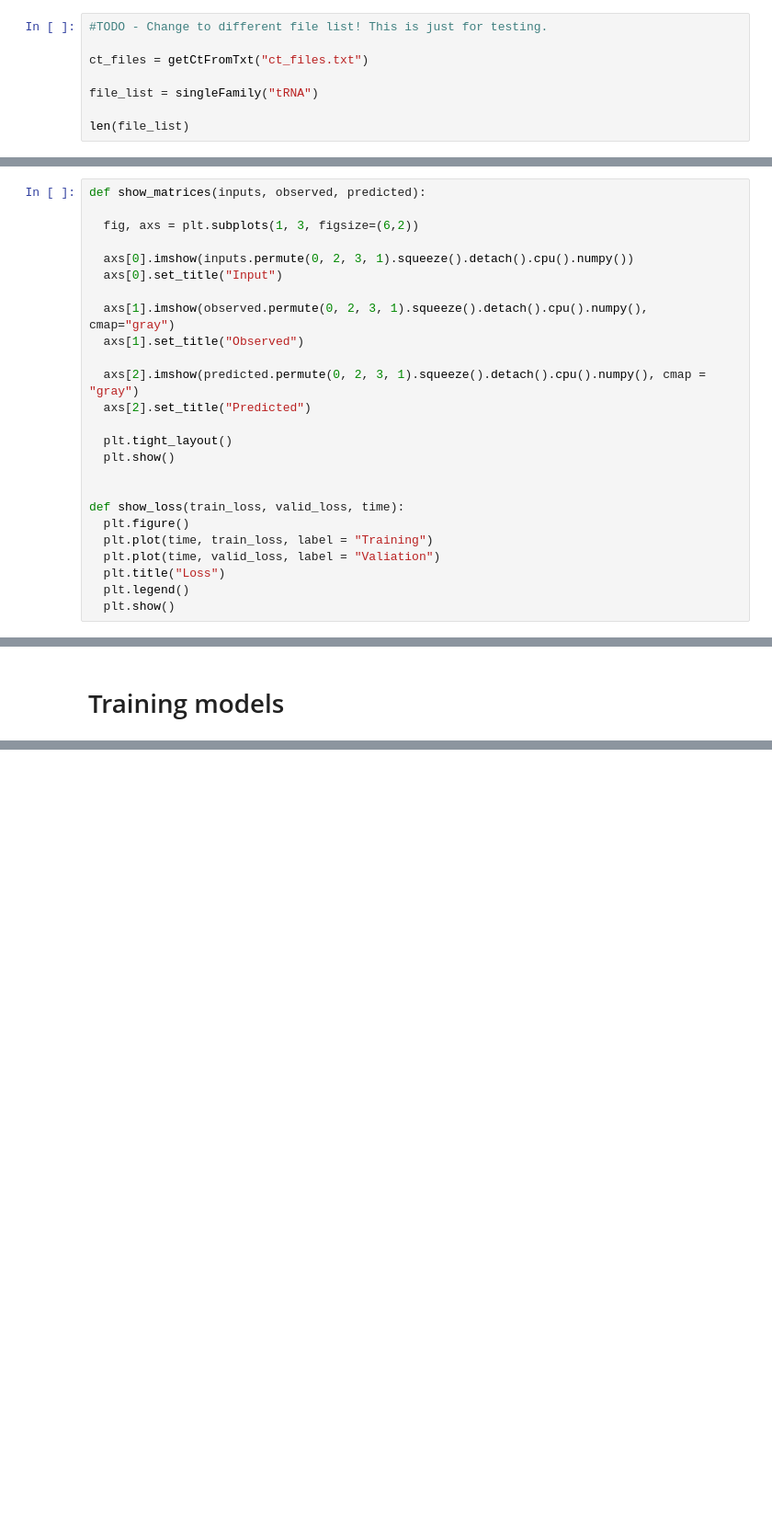
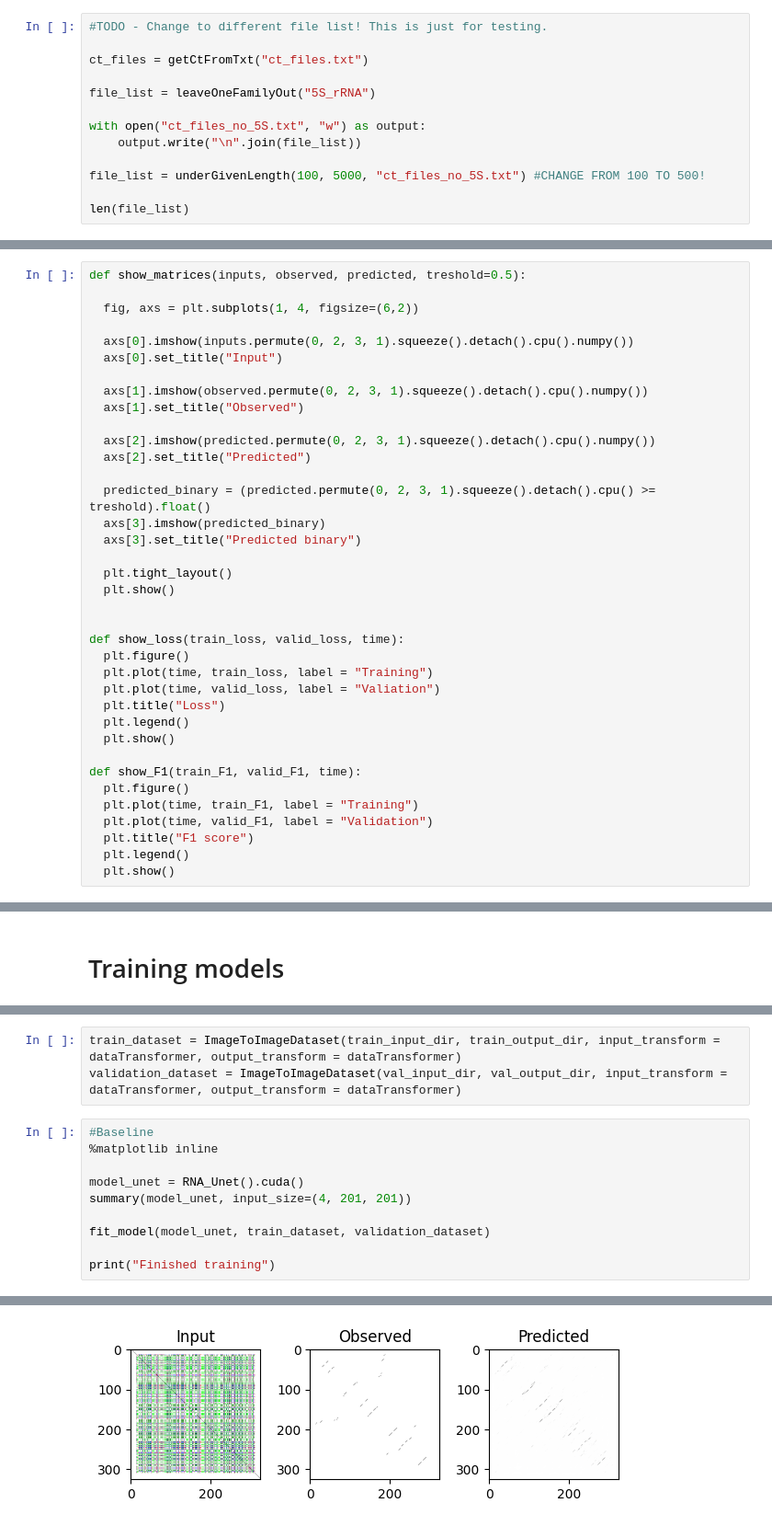
Before and after one commit to MEskerod/project_deeplearning_2023, a Jupyter notebook: deeplearning_project.ipynb, the cells around one changed output, grey strips where cells are left out. Shown at 92% size. Saved outputs shown, nothing was run; the diff lists cells and outputs as text; blank space fills up the shorter version.

Commit message:
Merged all versions and defined baseline model

```diff
--- a/deeplearning_project.ipynb
+++ b/deeplearning_project.ipynb
@@ -309,7 +271,12 @@ def save_to_matrices(file_list, input_matrix_path, output_matrix_path):
 
 ct_files = getCtFromTxt("ct_files.txt")
 
-file_list = singleFamily("tRNA")
+file_list = leaveOneFamilyOut("5S_rRNA")
+
+with open("ct_files_no_5S.txt", "w") as output:
+    output.write("\n".join(file_list))
+
+file_list = underGivenLength(100, 5000, "ct_files_no_5S.txt") #CHANGE FROM 100 TO 500!
 
 len(file_list)
 # %% [output]
@@ -493,18 +669,22 @@ def adam_optimizer(model, lr):
 # %% [markdown]
 ### Plots for training
 # %%
-def show_matrices(inputs, observed, predicted):
+def show_matrices(inputs, observed, predicted, treshold=0.5):
 
-  fig, axs = plt.subplots(1, 3, figsize=(6,2))
+  fig, axs = plt.subplots(1, 4, figsize=(6,2))
 
   axs[0].imshow(inputs.permute(0, 2, 3, 1).squeeze().detach().cpu().numpy())
   axs[0].set_title("Input")
 
-  axs[1].imshow(observed.permute(0, 2, 3, 1).squeeze().detach().cpu().numpy(), cmap="gray")
+  axs[1].imshow(observed.permute(0, 2, 3, 1).squeeze().detach().cpu().numpy())
   axs[1].set_title("Observed")
 
-  axs[2].imshow(predicted.permute(0, 2, 3, 1).squeeze().detach().cpu().numpy(), cmap = "gray")
+  axs[2].imshow(predicted.permute(0, 2, 3, 1).squeeze().detach().cpu().numpy())
   axs[2].set_title("Predicted")
+
+  predicted_binary = (predicted.permute(0, 2, 3, 1).squeeze().detach().cpu() >= treshold).float()
+  axs[3].imshow(predicted_binary)
+  axs[3].set_title("Predicted binary")
 
   plt.tight_layout()
   plt.show()
@@ -517,6 +697,14 @@ def show_loss(train_loss, valid_loss, time):
   plt.title("Loss")
   plt.legend()
   plt.show()
+
+def show_F1(train_F1, valid_F1, time):
+  plt.figure()
+  plt.plot(time, train_F1, label = "Training")
+  plt.plot(time, valid_F1, label = "Validation")
+  plt.title("F1 score")
+  plt.legend()
+  plt.show()
 # %% [markdown]
 ### Funcition for training
 # %%
@@ -635,0 +772,14 @@ Epoch [6/20], Loss: 0.0006
+# %%
+train_dataset = ImageToImageDataset(train_input_dir, train_output_dir, input_transform = dataTransformer, output_transform = dataTransformer)
+validation_dataset = ImageToImageDataset(val_input_dir, val_output_dir, input_transform = dataTransformer, output_transform = dataTransformer)
+# %%
+#Baseline
+%matplotlib inline
+
+model_unet = RNA_Unet().cuda()
+summary(model_unet, input_size=(4, 201, 201))
+
+fit_model(model_unet, train_dataset, validation_dataset)
+
+print("Finished training")
+# %% [output]
@@ -635,0 +803 @@ Epoch [6/20], Loss: 0.0006
+[figure, added]
```
Also changed, not shown: parts of 30 cells of this notebook.
